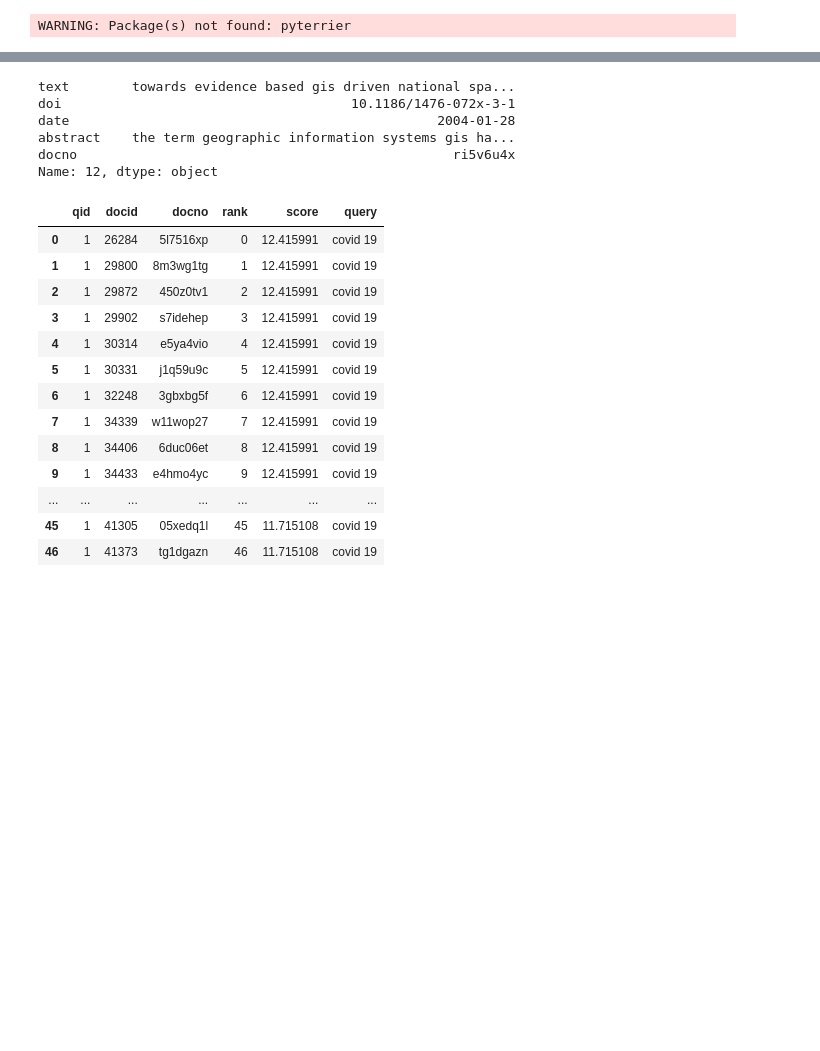
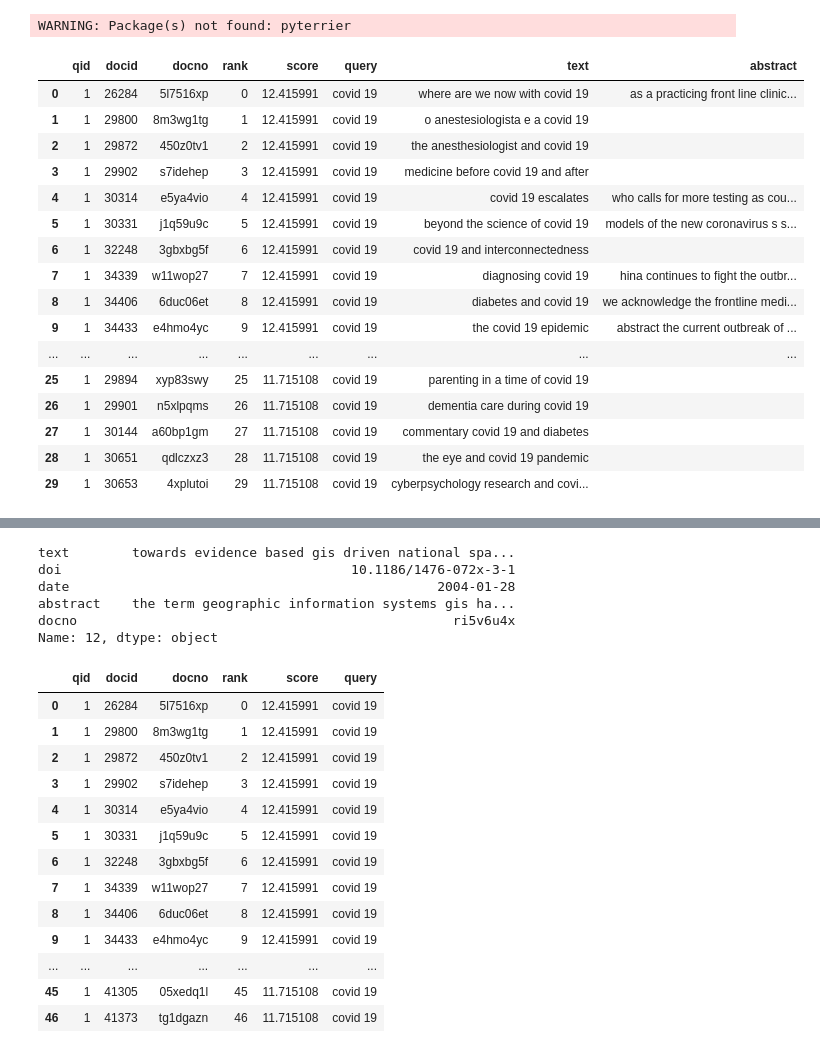
Before and after one commit to maureenesthw/tp4, a Jupyter notebook: search/TP3_2106708330.ipynb, the cells around one changed output, grey strips where cells are left out. Cells and saved outputs as stored; diff of their text form; code cells hidden in the pictures; blank space fills up the shorter version.

```diff
--- a/search/TP3_2106708330.ipynb
+++ b/search/TP3_2106708330.ipynb
@@ -755,3 +764,6 @@ cross_encT = pt.apply.doc_score(_crossencoder_apply, batch_size=128)
+# %%
+# bm25_crossencoder = (bm25 % CUT_OFF) >> cross_encT
+bm25_pipe = (bm25 % K) >> pt.text.get_text(index_ref, "text") >> pt.text.get_text(index_ref, "abstract")
 # %%
 biencoder_crossencoder = pt.terrier.Retriever(index_ref,metadata=["docno", "text", "abstract"]) >> (bi_encT % CUT_OFF) >> cross_encT
 # %%
@@ -809,3 +821,23 @@ queries_df = pd.DataFrame([{"qid": "1", "query": query}])
 !pip show pyterrier
 # %% [output]
 WARNING: Package(s) not found: pyterrier
+# %%
+bm25_pipe.transform(queries_df).sort_values(by=['rank'], ascending=[ True])
+# %% [output]
+|  | qid | docid | docno | rank | score | query | text | abstract |
+| 0 | 1 | 26284 | 5l7516xp | 0 | 12.415991 | covid 19 | where are we now with covid 19 | as a practicing front line clinic... |
+| 1 | 1 | 29800 | 8m3wg1tg | 1 | 12.415991 | covid 19 | o anestesiologista e a covid 19 |  |
+| 2 | 1 | 29872 | 450z0tv1 | 2 | 12.415991 | covid 19 | the anesthesiologist and covid 19 |  |
+| 3 | 1 | 29902 | s7idehep | 3 | 12.415991 | covid 19 | medicine before covid 19 and after |  |
+| 4 | 1 | 30314 | e5ya4vio | 4 | 12.415991 | covid 19 | covid 19 escalates | who calls for more testing as cou... |
+| 5 | 1 | 30331 | j1q59u9c | 5 | 12.415991 | covid 19 | beyond the science of covid 19 | models of the new coronavirus s s... |
+| 6 | 1 | 32248 | 3gbxbg5f | 6 | 12.415991 | covid 19 | covid 19 and interconnectedness |  |
+| 7 | 1 | 34339 | w11wop27 | 7 | 12.415991 | covid 19 | diagnosing covid 19 | hina continues to fight the outbr... |
+| 8 | 1 | 34406 | 6duc06et | 8 | 12.415991 | covid 19 | diabetes and covid 19 | we acknowledge the frontline medi... |
+| 9 | 1 | 34433 | e4hmo4yc | 9 | 12.415991 | covid 19 | the covid 19 epidemic | abstract the current outbreak of ... |
+| ... | ... | ... | ... | ... | ... | ... | ... | ... |
+| 25 | 1 | 29894 | xyp83swy | 25 | 11.715108 | covid 19 | parenting in a time of covid 19 |  |
+| 26 | 1 | 29901 | n5xlpqms | 26 | 11.715108 | covid 19 | dementia care during covid 19 |  |
+| 27 | 1 | 30144 | a60bp1gm | 27 | 11.715108 | covid 19 | commentary covid 19 and diabetes |  |
+| 28 | 1 | 30651 | qdlczxz3 | 28 | 11.715108 | covid 19 | the eye and covid 19 pandemic |  |
+| 29 | 1 | 30653 | 4xplutoi | 29 | 11.715108 | covid 19 | cyberpsychology research and covi... |  |
```
Also changed, not shown: parts of 26 cells of this notebook, 17 other files.
